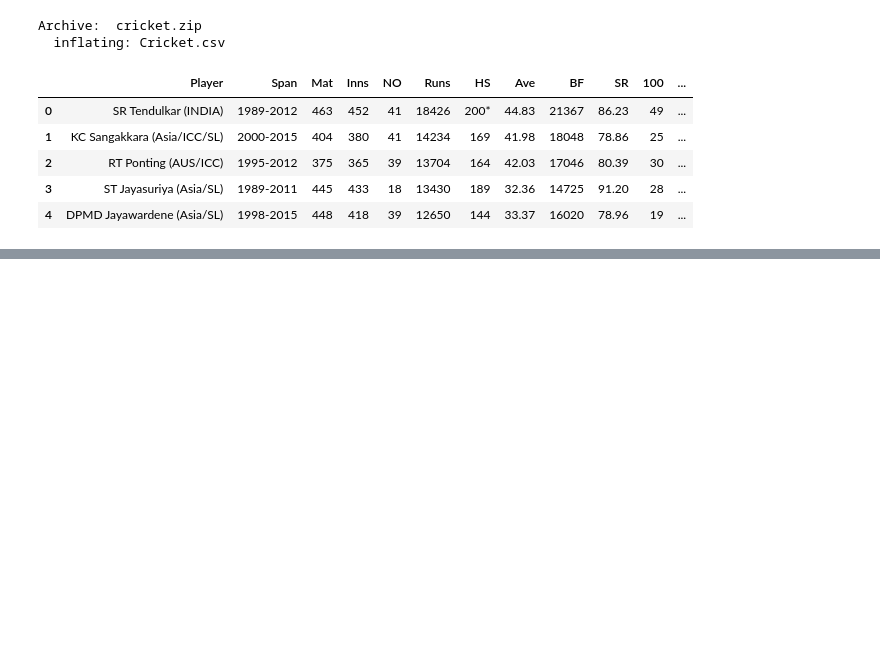
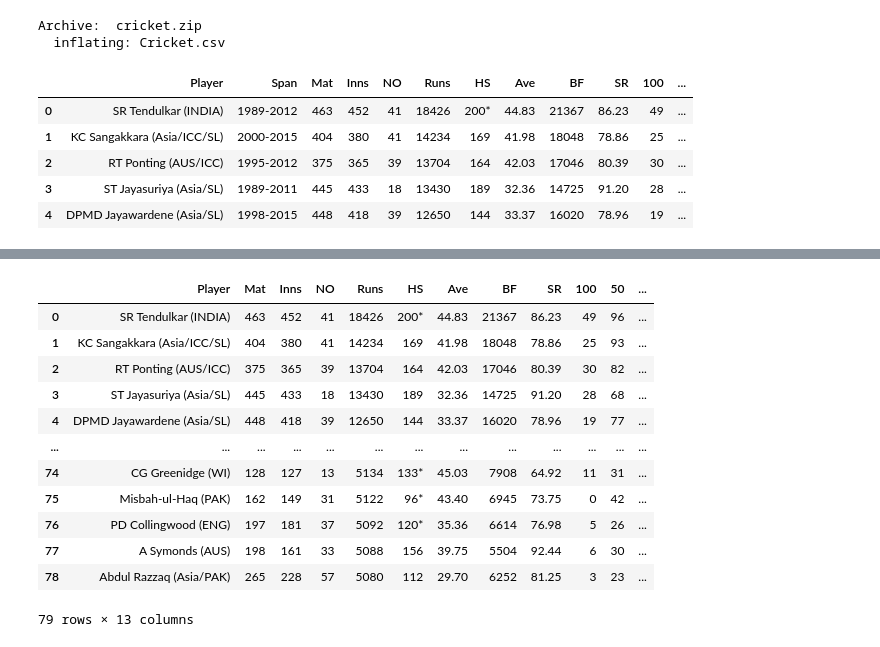
Before and after one commit to PankajRaghunadhabhatla/Python, a Jupyter notebook: Cricket_Analysis.ipynb, the cells around one changed output, grey strips where cells are left out. Cells and saved outputs as stored; diff of their text form; code cells hidden in the pictures; blank space fills up the shorter version.

```diff
--- a/Cricket_Analysis.ipynb
+++ b/Cricket_Analysis.ipynb
@@ -30,0 +83,3 @@ df.head()
+# %%
+df[['Start', 'End']] = df.Span.str.split("-", expand=True) # expand will create additional columns
+df.head()
@@ -30,0 +93,4 @@ df.head()
+# %%
+# Convert Start and End column to int from object type
+df[['Start', 'End']] = df[['Start' ,'End']].astype(int)
+df.head()
@@ -30,0 +114,18 @@ df.head()
+# %%
+# drop, span, start and end columns
+df = df.drop(['Start', 'End', 'Span'], axis=1)
+df
+# %% [output]
+|  | Player | Mat | Inns | NO | Runs | HS | Ave | BF | SR | 100 | 50 | ... |
+| 0 | SR Tendulkar (INDIA) | 463 | 452 | 41 | 18426 | 200* | 44.83 | 21367 | 86.23 | 49 | 96 | ... |
+| 1 | KC Sangakkara (Asia/ICC/SL) | 404 | 380 | 41 | 14234 | 169 | 41.98 | 18048 | 78.86 | 25 | 93 | ... |
+| 2 | RT Ponting (AUS/ICC) | 375 | 365 | 39 | 13704 | 164 | 42.03 | 17046 | 80.39 | 30 | 82 | ... |
+| 3 | ST Jayasuriya (Asia/SL) | 445 | 433 | 18 | 13430 | 189 | 32.36 | 14725 | 91.20 | 28 | 68 | ... |
+| 4 | DPMD Jayawardene (Asia/SL) | 448 | 418 | 39 | 12650 | 144 | 33.37 | 16020 | 78.96 | 19 | 77 | ... |
+| ... | ... | ... | ... | ... | ... | ... | ... | ... | ... | ... | ... | ... |
+| 74 | CG Greenidge (WI) | 128 | 127 | 13 | 5134 | 133* | 45.03 | 7908 | 64.92 | 11 | 31 | ... |
+| 75 | Misbah-ul-Haq (PAK) | 162 | 149 | 31 | 5122 | 96* | 43.40 | 6945 | 73.75 | 0 | 42 | ... |
+| 76 | PD Collingwood (ENG) | 197 | 181 | 37 | 5092 | 120* | 35.36 | 6614 | 76.98 | 5 | 26 | ... |
+| 77 | A Symonds (AUS) | 198 | 161 | 33 | 5088 | 156 | 39.75 | 5504 | 92.44 | 6 | 30 | ... |
+| 78 | Abdul Razzaq (Asia/PAK) | 265 | 228 | 57 | 5080 | 112 | 29.70 | 6252 | 81.25 | 3 | 23 | ... |
+79 rows × 13 columns
```
Also changed, not shown: parts of 16 cells of this notebook.
